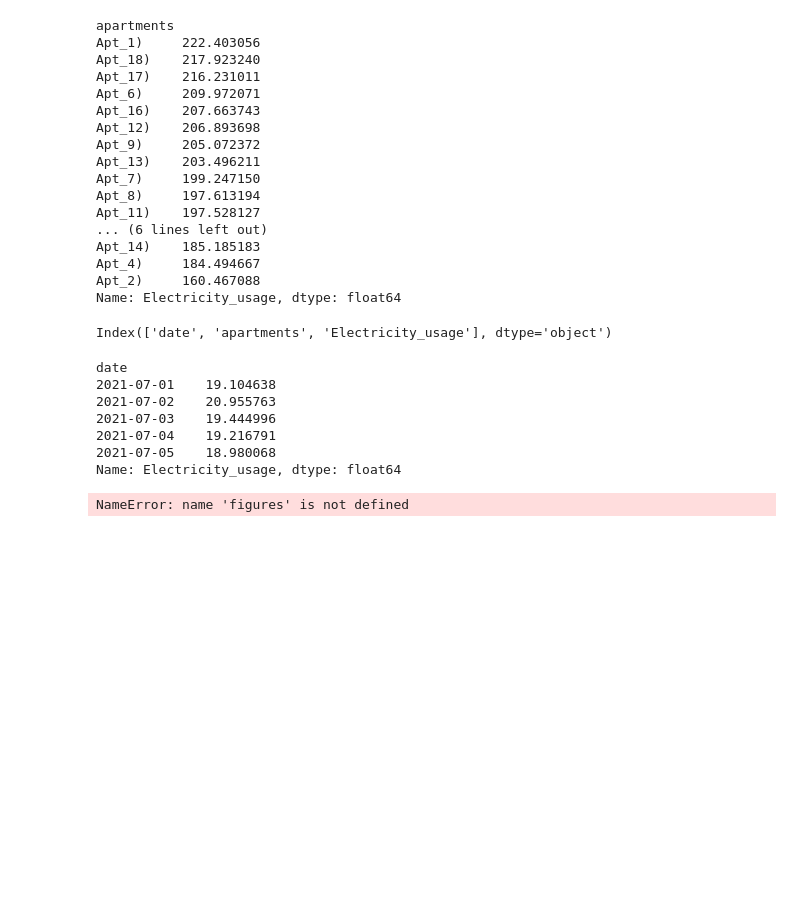
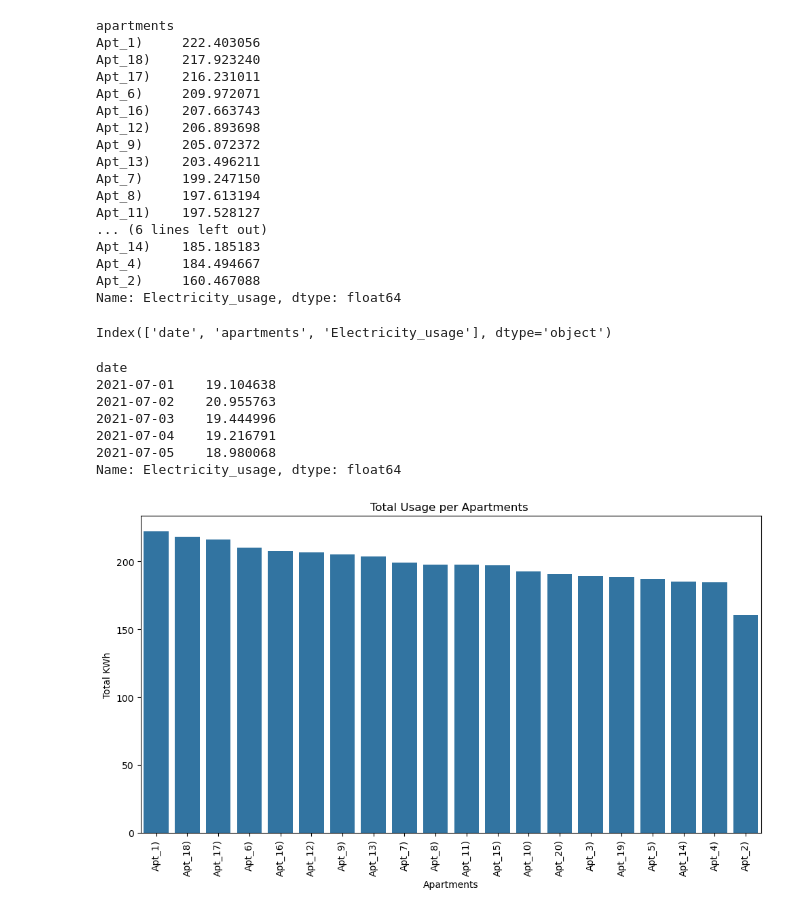
Before and after one commit to Aditiyakesavaraj/AI-ML-Training, a Jupyter notebook: Numpy.ipynb, the cells around one changed output. Cells and saved outputs as stored; diff of their text form; code cells hidden in the pictures; blank space fills up the shorter version.

```diff
--- a/Numpy.ipynb
+++ b/Numpy.ipynb
@@ -194,6 +194,13 @@ Name: Electricity_usage, dtype: float64
 import matplotlib.pyplot as plt
 import seaborn as sns
 # %%
-plt.figure()
+plt.figure(figsize=(10,6))
+sns.barplot(x=usage_per_apartments.index,y=usage_per_apartments)
+plt.xticks(rotation=90)
+plt.title("Total Usage per Apartments ")
+plt.xlabel("Apartments")
+plt.ylabel("Total KWH")
+plt.tight_layout()
+plt.show()
 # %% [output]
-NameError: name 'figures' is not defined
+[figure, added]
```
Also changed, not shown: parts of 1 cell of this notebook.
